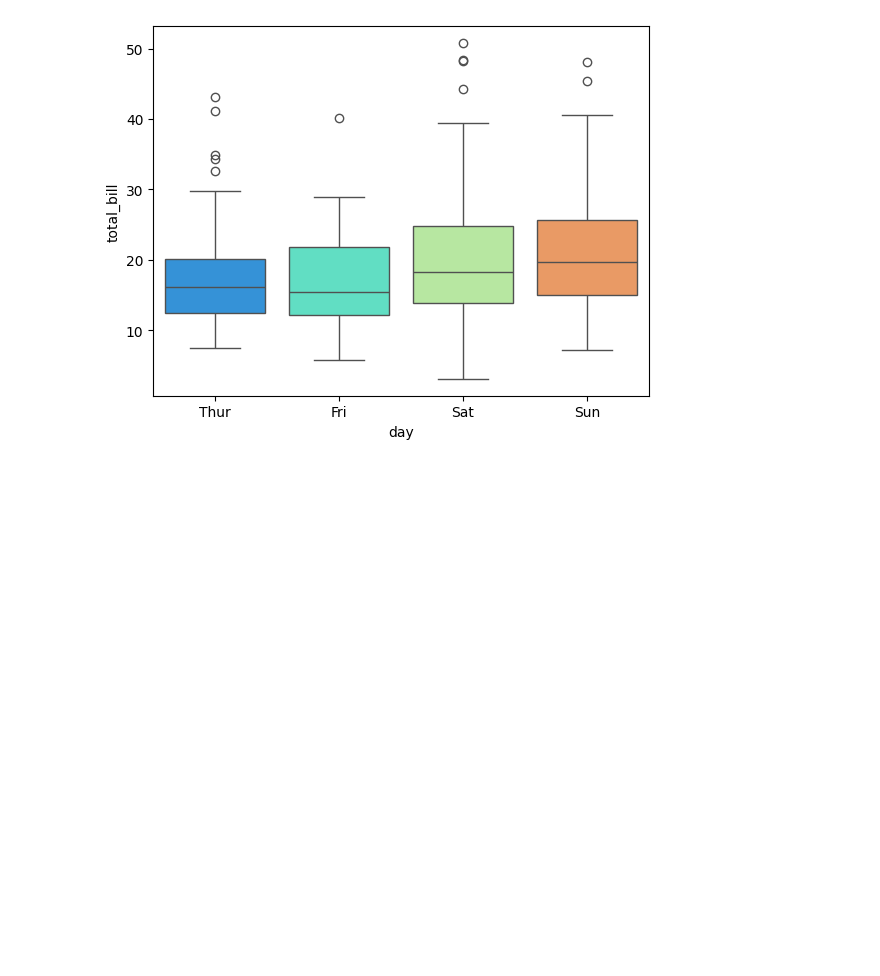
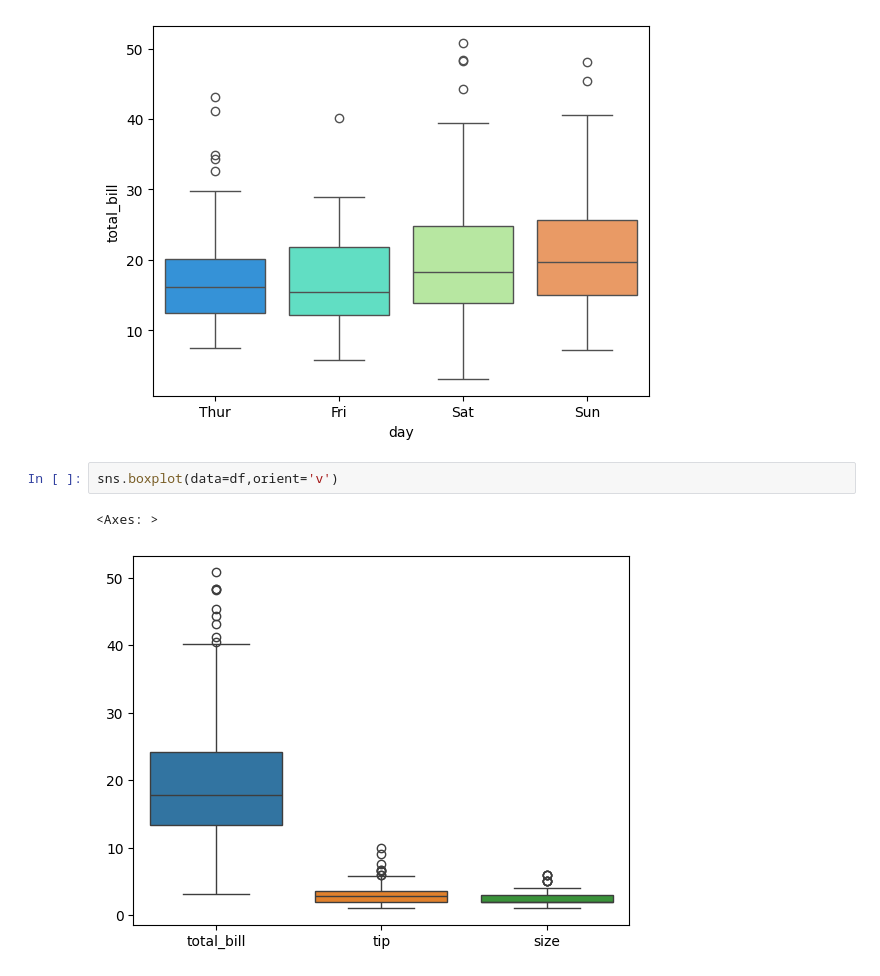
Before and after one commit to codesofpavan/git-test, a Jupyter notebook: Krish Naik/Matplotlib and Seaborn.ipynb, the cells around one changed output. Saved outputs shown, nothing was run; the diff lists cells and outputs as text; blank space fills up the shorter version.

```diff
--- a/Krish Naik/Matplotlib and Seaborn.ipynb
+++ b/Krish Naik/Matplotlib and Seaborn.ipynb
@@ -143,3 +142,8 @@ Passing `palette` without assigning `hue` is deprecated and will be removed in v
   sns.boxplot(x='day',y='total_bill',palette='rainbow',data=df)
 <Axes: xlabel='day', ylabel='total_bill'>
 [figure]
+# %%
+sns.boxplot(data=df,orient='v')
+# %% [output]
+<Axes: >
+[figure, added]
```
Also changed, not shown: parts of 7 cells of this notebook, 4 other files.
